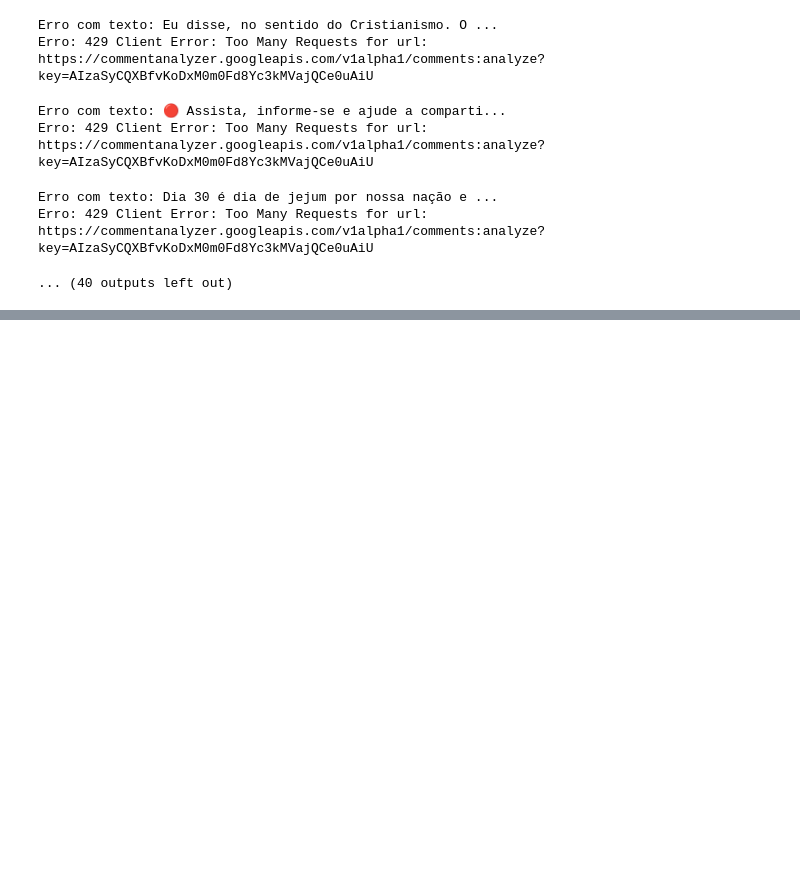
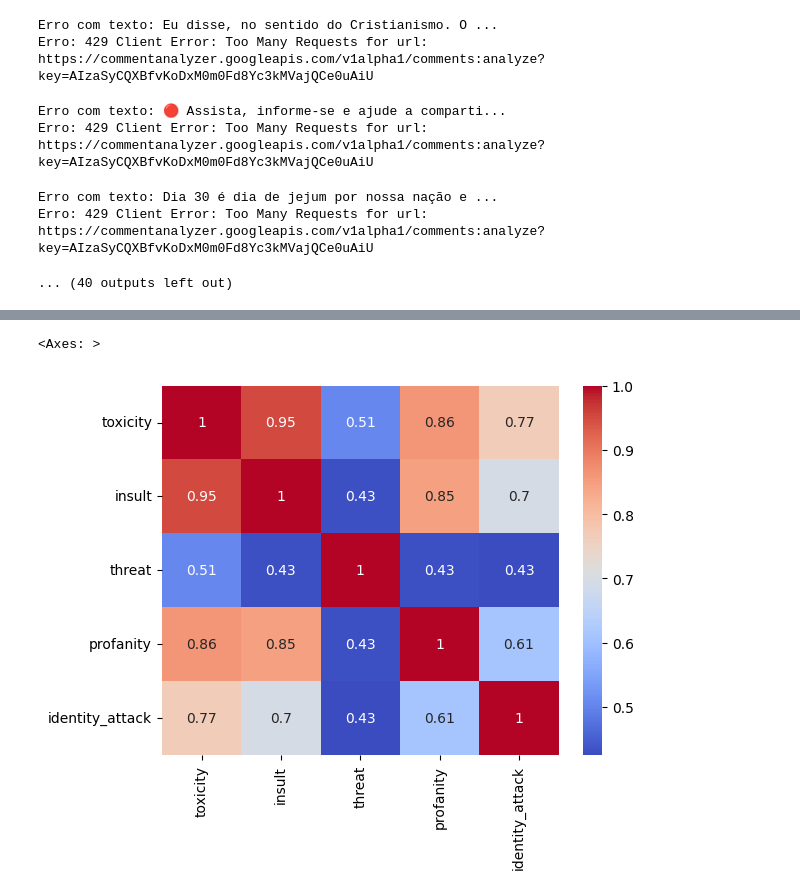
Before and after one commit to jmmfilho/fundamentalismoreligioso-whatsapp-telegram, a Jupyter notebook: notebooks/API_Perspective_telegram.ipynb, the cells around one changed output, grey strips where cells are left out. Cells and saved outputs as stored; diff of their text form; code cells hidden in the pictures; blank space fills up the shorter version.

```diff
--- a/notebooks/API_Perspective_telegram.ipynb
+++ b/notebooks/API_Perspective_telegram.ipynb
@@ -304,0 +377,5 @@ df_final_telegram.to_csv('./resultado_api_perspective/faKeTelegram_API_Perspecti
+# %%
+sns.heatmap(df[['toxicity', 'insult', 'threat', 'profanity', 'identity_attack']].corr(), annot=True, cmap='coolwarm')
+# %% [output]
+<Axes: >
+[figure, added]
```
Also changed, not shown: parts of 8 cells of this notebook, 1 other file.
